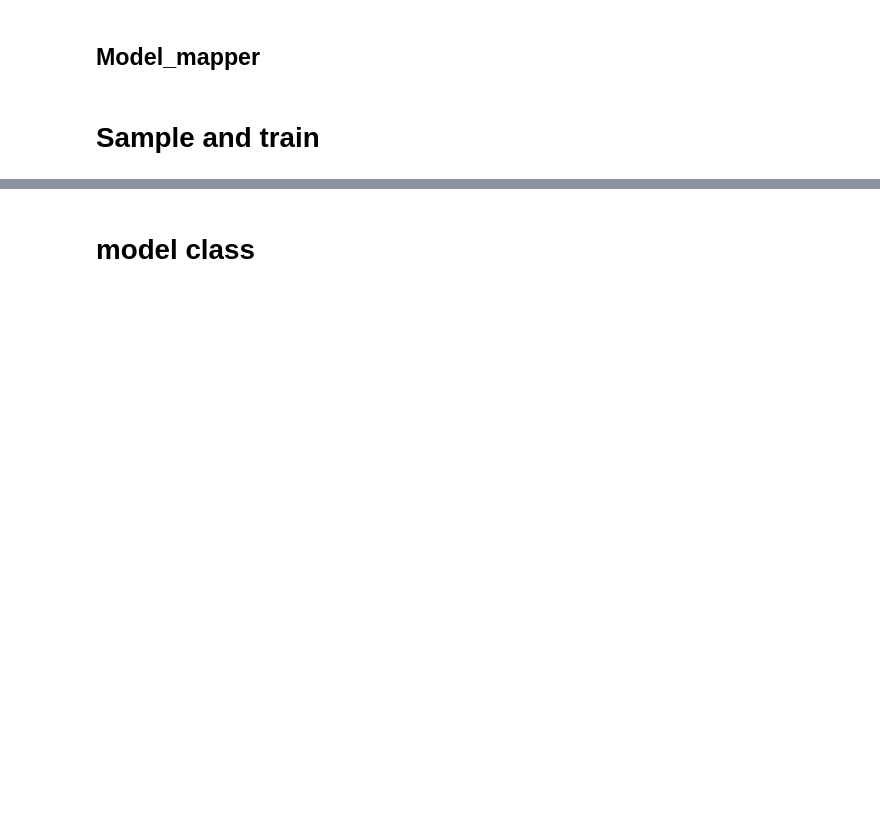
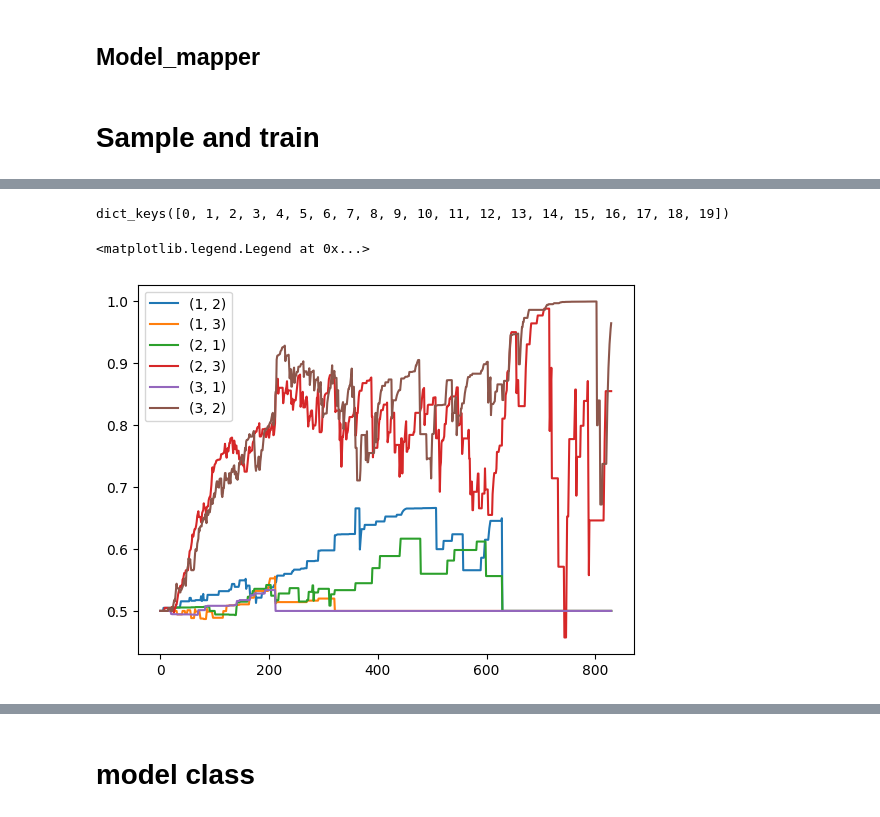
Before and after one commit to ashishpanchal33/Tiny-Risk-and-A2C-Decision-Transformer, a Jupyter notebook: DDPG_tiny risk.ipynb, the cells around one changed output, grey strips where cells are left out. Saved outputs shown, nothing was run; the diff lists cells and outputs as text; code cells hidden in the pictures; blank space fills up the shorter version.

```diff
--- a/DDPG_tiny risk.ipynb
+++ b/DDPG_tiny risk.ipynb
@@ -2110,0 +2736,3 @@ done: {1: True, 2: False, 3: False} ,total_reward: {1: -200.57999999999998, 2: -
+# %%
+smp = sample_and_train(args=exp_13)
+smp.run_learning_loop()
@@ -2110,0 +2757,4 @@ done: {1: True, 2: False, 3: False} ,total_reward: {1: -200.57999999999998, 2: -
+# %%
+smp.relation_record_dataset.keys()
+# %% [output]
+dict_keys([0, 1, 2, 3, 4, 5, 6, 7, 8, 9, 10, 11, 12, 13, 14, 15, 16, 17, 18, 19])
@@ -2110,0 +2763,20 @@ done: {1: True, 2: False, 3: False} ,total_reward: {1: -200.57999999999998, 2: -
+# %%
+
+
+relation_list = list(smp.relation_record_dataset[0]['values'].keys())
+relation_list = dict(enumerate(relation_list))
+# %%
+relation_data = np.zeros((len(smp.relation_record_dataset.keys()),len(relation_list),3000))
+
+relation_data[relation_data == 0] = np.nan
+# %%
+for epi,val_1 in smp.relation_record_dataset.items():
+    for i,j in relation_list.items():
+        val_inde = val_1['values'][j]
+        relation_data[epi][i][:len(val_inde)]=val_inde
+# %%
+plt.plot(np.nanmean(relation_data,axis =0).T,label =list(relation_list.values() ))
+plt.legend()
+# %% [output]
+<matplotlib.legend.Legend at 0x...>
+[figure, added]
```
Also changed, not shown: parts of 29 cells of this notebook.
